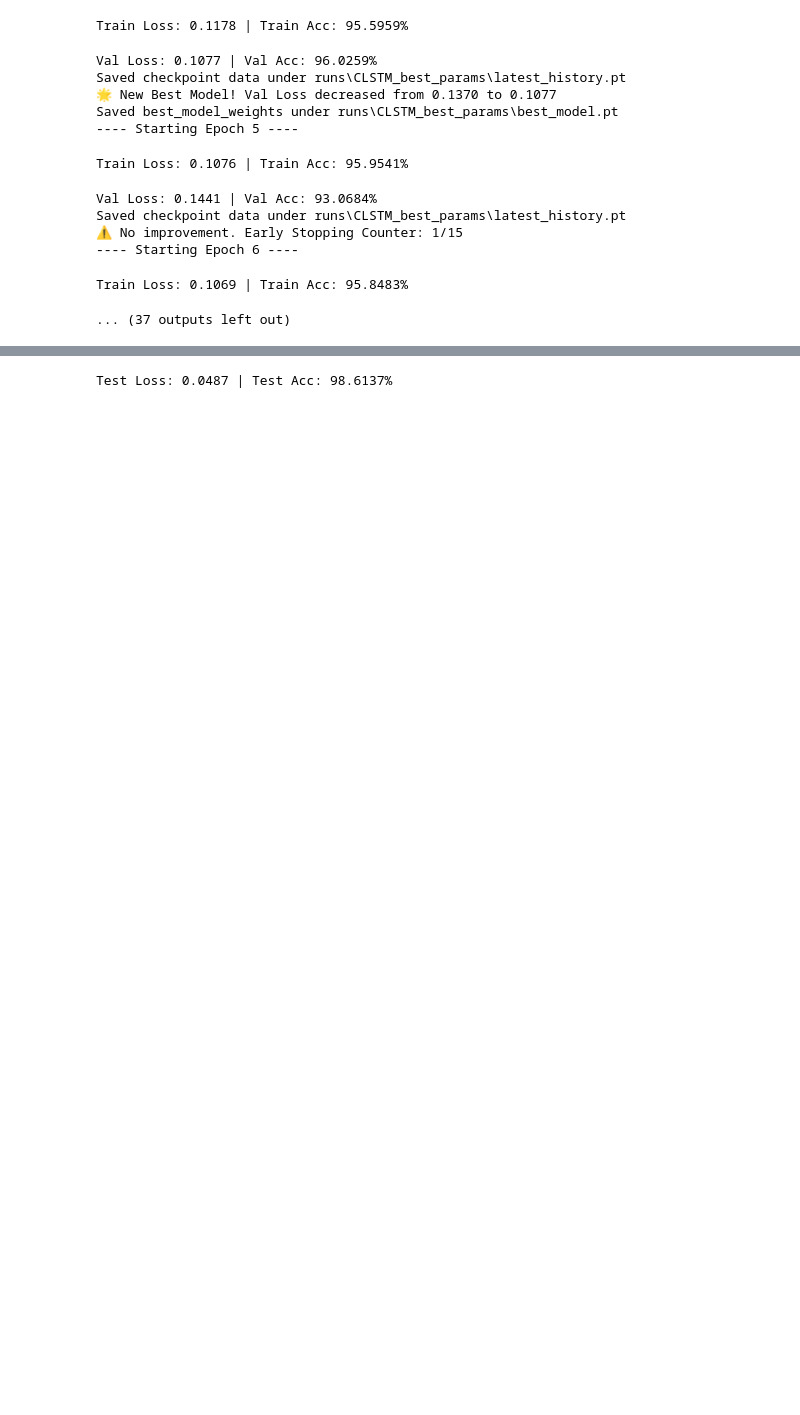
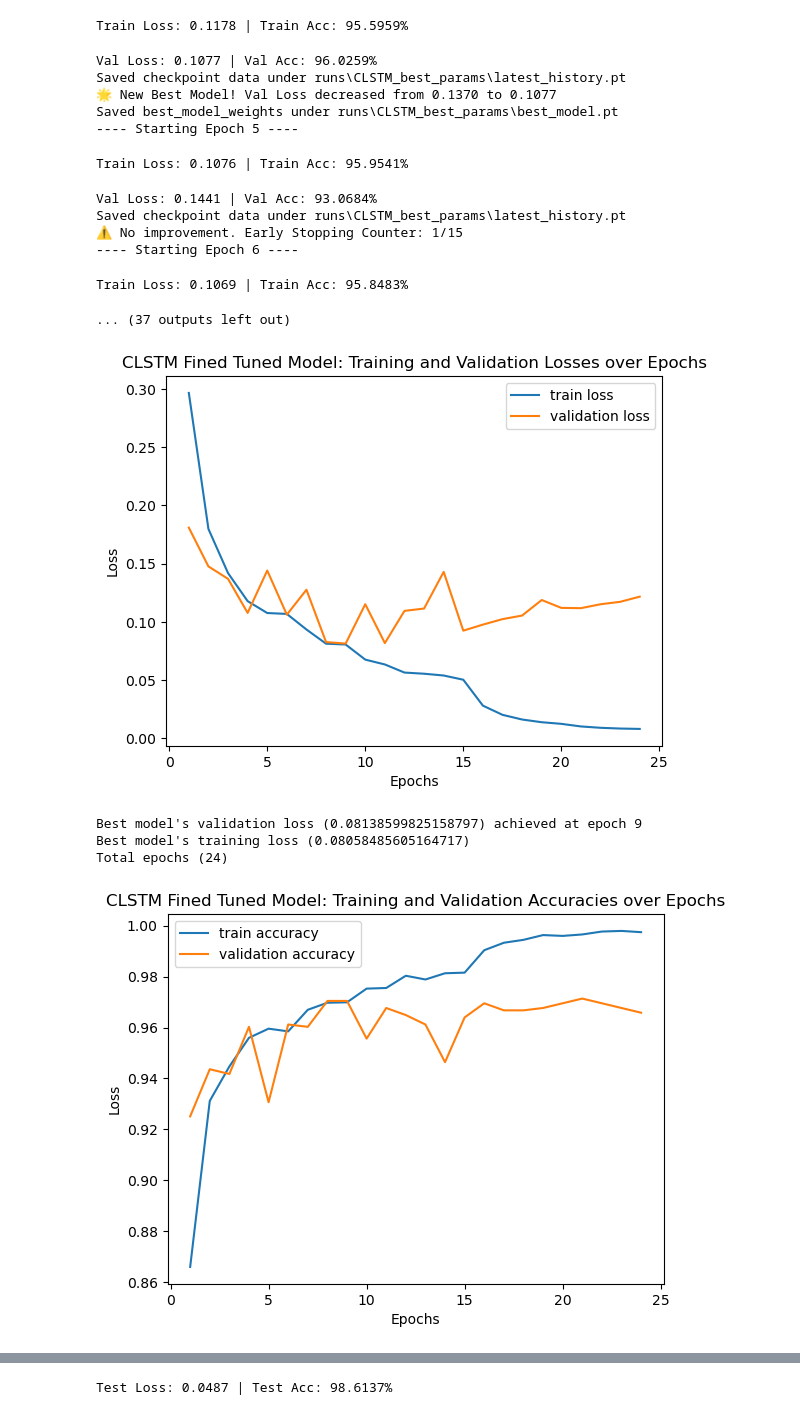
Before and after one commit to JayC-SF/COMP-432-Project, a Jupyter notebook: notebooks/AudioCLSTM.ipynb, the cells around one changed output, grey strips where cells are left out. Saved outputs shown, nothing was run; the diff lists cells and outputs as text; code cells hidden in the pictures; blank space fills up the shorter version.

```diff
--- a/notebooks/AudioCLSTM.ipynb
+++ b/notebooks/AudioCLSTM.ipynb
@@ -277,3 +328,11 @@ Saved checkpoint data under runs\CLSTM_best_params\latest_history.pt
 ---- Starting Epoch 6 ----
 Train Loss: 0.1069 | Train Acc: 95.8483%
 ... (37 outputs left out)
+# %%
+plotting.plot_orchestrator_training_summary(best_param_orchestrator, "CLSTM Fined Tuned Model")
+# %% [output]
+[figure, added]
+Best model's validation loss (0.08138599825158797) achieved at epoch 9
+Best model's training loss (0.08058485605164717)
+Total epochs (24)
+[figure, added]
```
Also changed, not shown: parts of 8 cells of this notebook, 32 other files.
